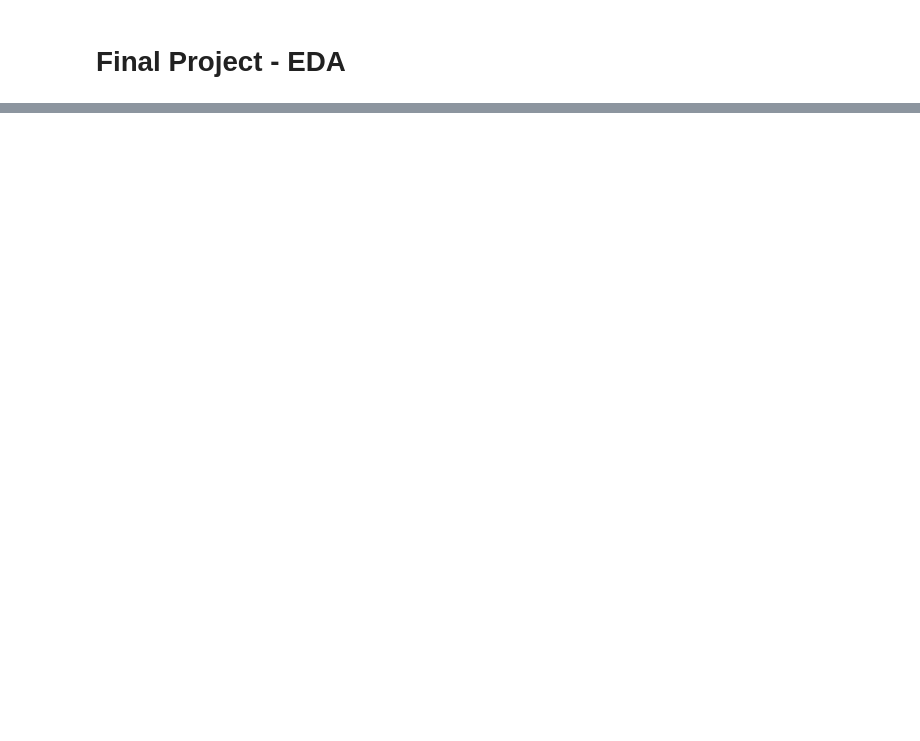
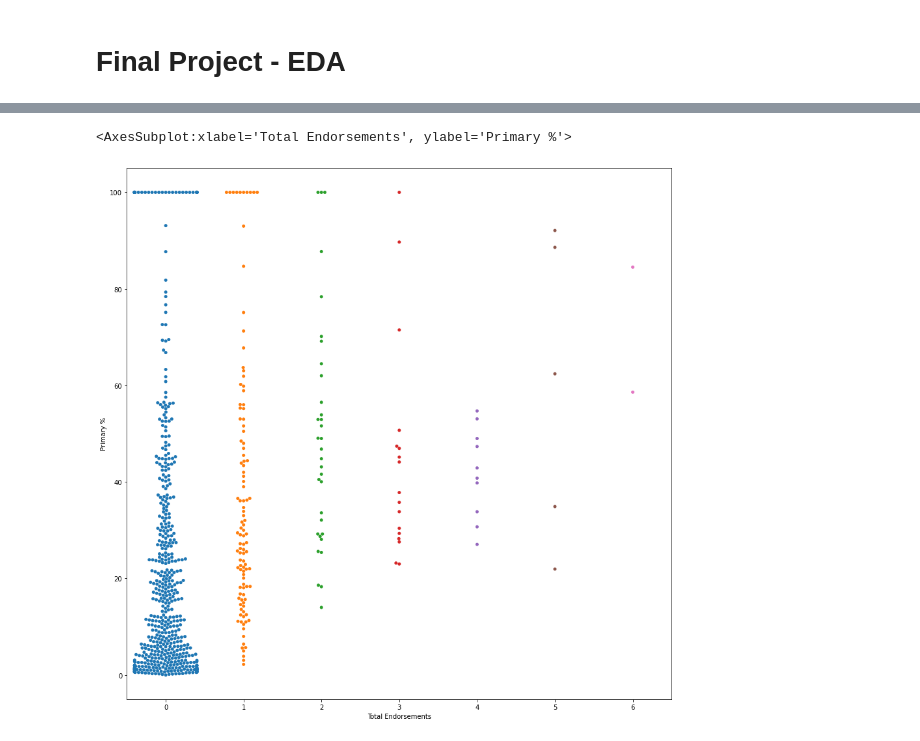
Before and after one commit to vsodem/d102_final_project, a Jupyter notebook: project.ipynb, the cells around one changed output, grey strips where cells are left out. Cells and saved outputs as stored; diff of their text form; code cells hidden in the pictures; blank space fills up the shorter version.

```diff
--- a/project.ipynb
+++ b/project.ipynb
@@ -82,0 +185,7 @@ more EDA
+# %%
+plt.figure(figsize=(15, 15))
+
+sns.swarmplot(rep_vote_endorse['Total Endorsements'], rep_vote_endorse['Primary %'], c='red')
+# %% [output]
+<AxesSubplot:xlabel='Total Endorsements', ylabel='Primary %'>
+[figure, added]
```
Also changed, not shown: parts of 26 cells of this notebook.
